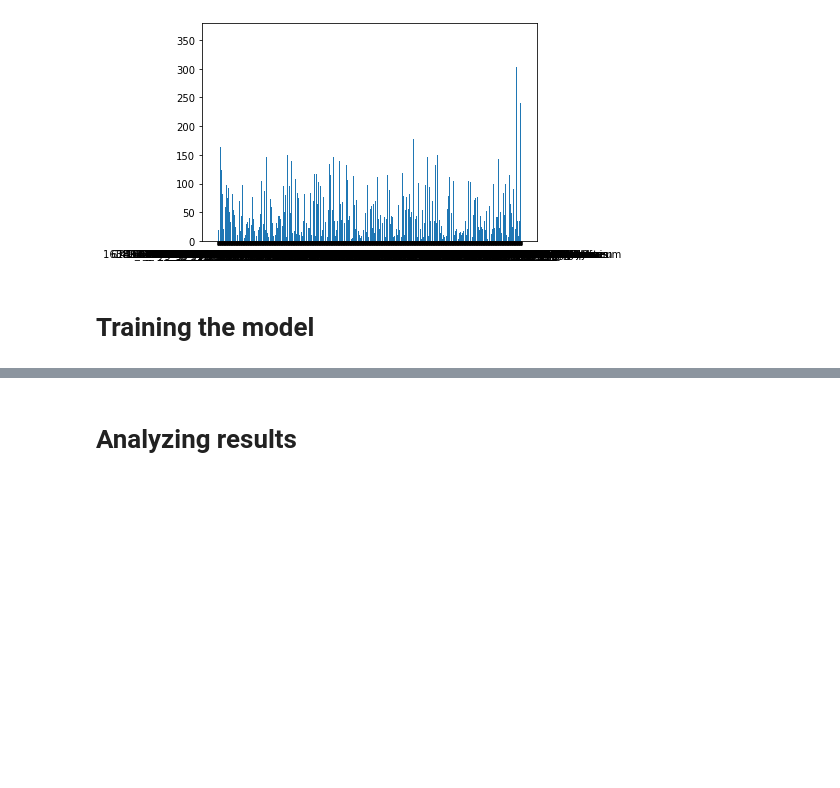
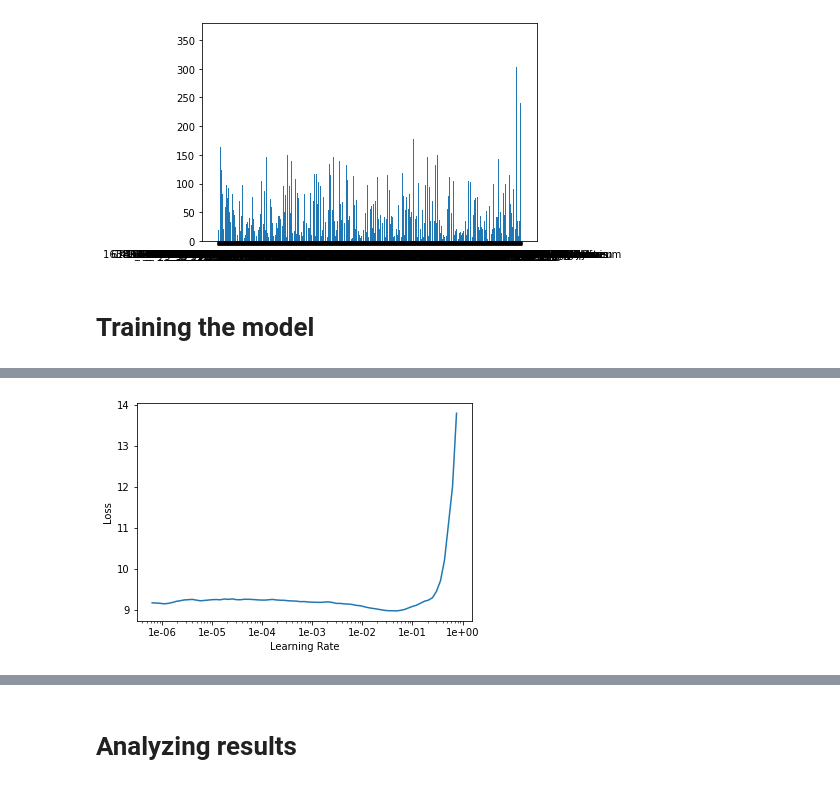
Before and after one commit to lehtone1/fgvcx_fungi_comp, a Jupyter notebook: fungi_classification.ipynb, the cells around one changed output, grey strips where cells are left out. Saved outputs shown, nothing was run; the diff lists cells and outputs as text; code cells hidden in the pictures; blank space fills up the shorter version.

```diff
--- a/fungi_classification.ipynb
+++ b/fungi_classification.ipynb
@@ -144,0 +155,4 @@ learner = cnn_learner(data, models.resnet34, metrics=top_k_accuracy_3)
+# %%
+learner.recorder.plot()
+# %% [output]
+[figure, added]
```
Also changed, not shown: parts of 38 cells of this notebook.
